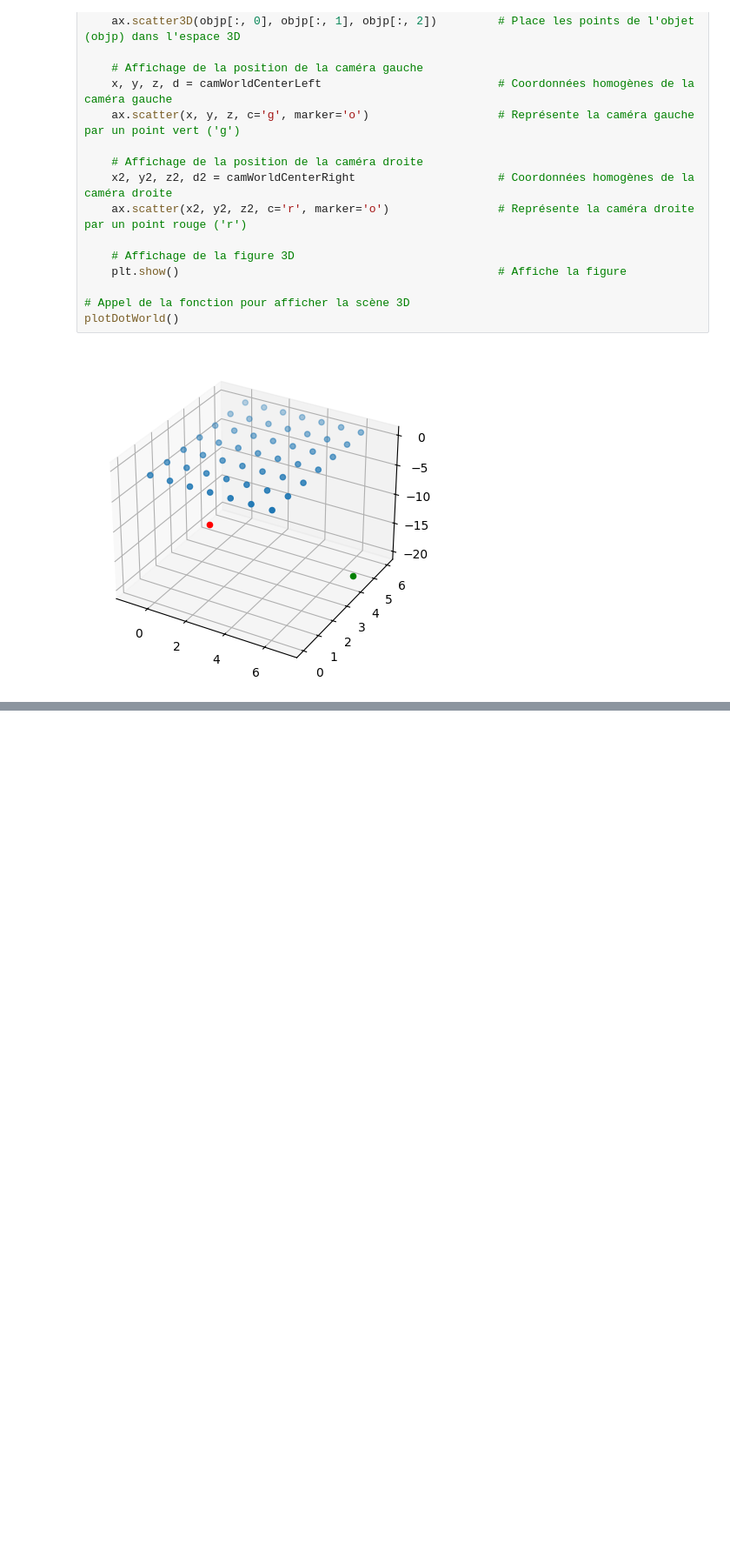
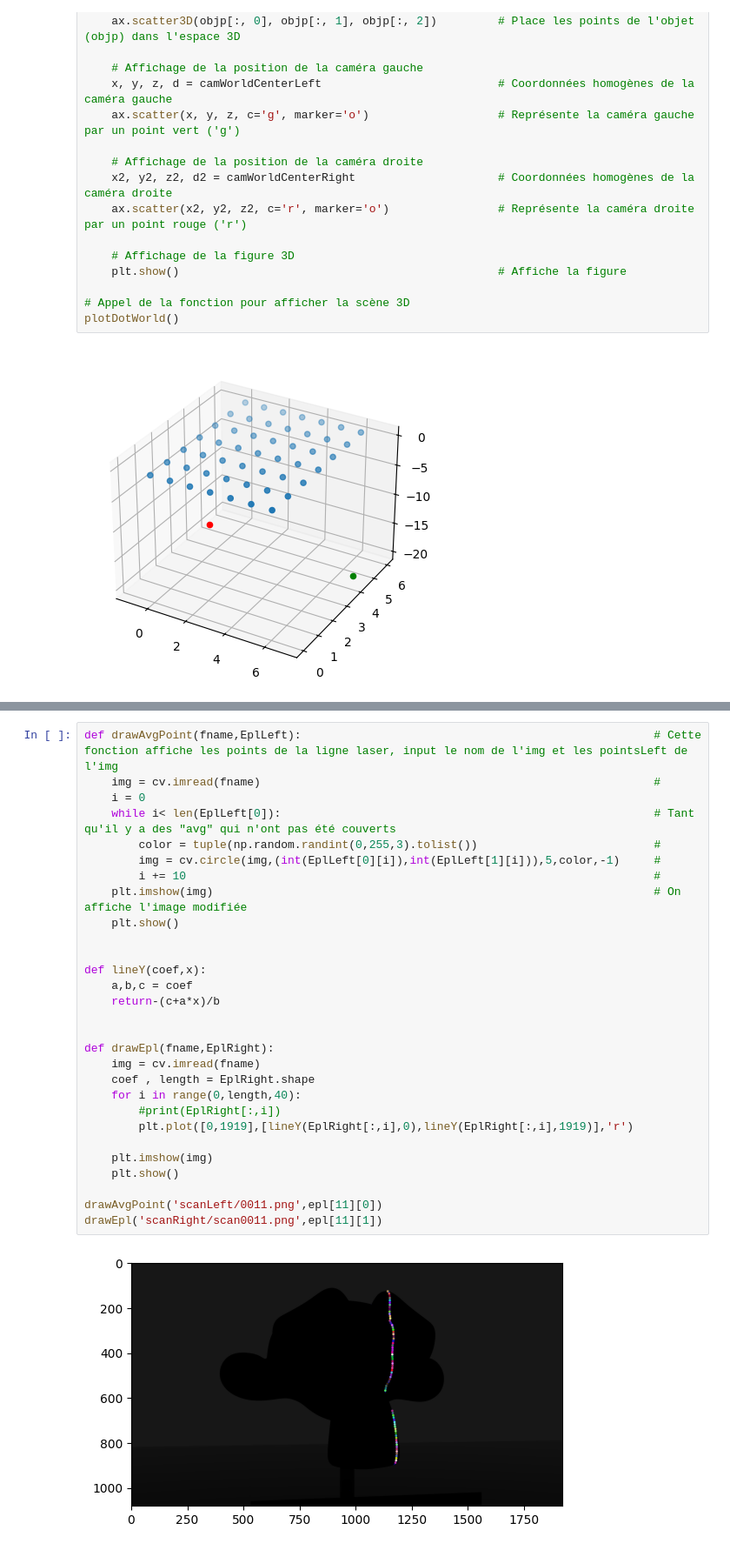
Before and after one commit to naj-S-V/image_processing, a Jupyter notebook: Lab3&4-StereovisionProject/solution.ipynb, the cells around one changed output, grey strips where cells are left out. Shown: that part at 87% size. Cells and saved outputs as stored; diff of their text form; blank space fills up the shorter version.

```diff
--- a/Lab3&4-StereovisionProject/solution.ipynb
+++ b/Lab3&4-StereovisionProject/solution.ipynb
@@ -124,0 +200,31 @@ plotDotWorld()
+# %%
+def drawAvgPoint(fname,EplLeft):                                                    # Cette fonction affiche les points de la ligne laser, input le nom de l'img et les pointsLeft de l'img
+    img = cv.imread(fname)                                                          #
+    i = 0
+    while i< len(EplLeft[0]):                                                       # Tant qu'il y a des "avg" qui n'ont pas été couverts
+        color = tuple(np.random.randint(0,255,3).tolist())                          #
+        img = cv.circle(img,(int(EplLeft[0][i]),int(EplLeft[1][i])),5,color,-1)     #
+        i += 10                                                                     #
+    plt.imshow(img)                                                                 # On affiche l'image modifiée
+    plt.show()
+
+
+def lineY(coef,x):
+    a,b,c = coef
+    return-(c+a*x)/b
+
+
+def drawEpl(fname,EplRight):
+    img = cv.imread(fname)
+    coef , length = EplRight.shape
+    for i in range(0,length,40):
+        #print(EplRight[:,i])
+        plt.plot([0,1919],[lineY(EplRight[:,i],0),lineY(EplRight[:,i],1919)],'r')
+
+    plt.imshow(img)
+    plt.show()
+
+drawAvgPoint('scanLeft/0011.png',epl[11][0])
+drawEpl('scanRight/scan0011.png',epl[11][1])
+# %% [output]
+[figure, added]
```
Also changed, not shown: parts of 5 cells of this notebook.
